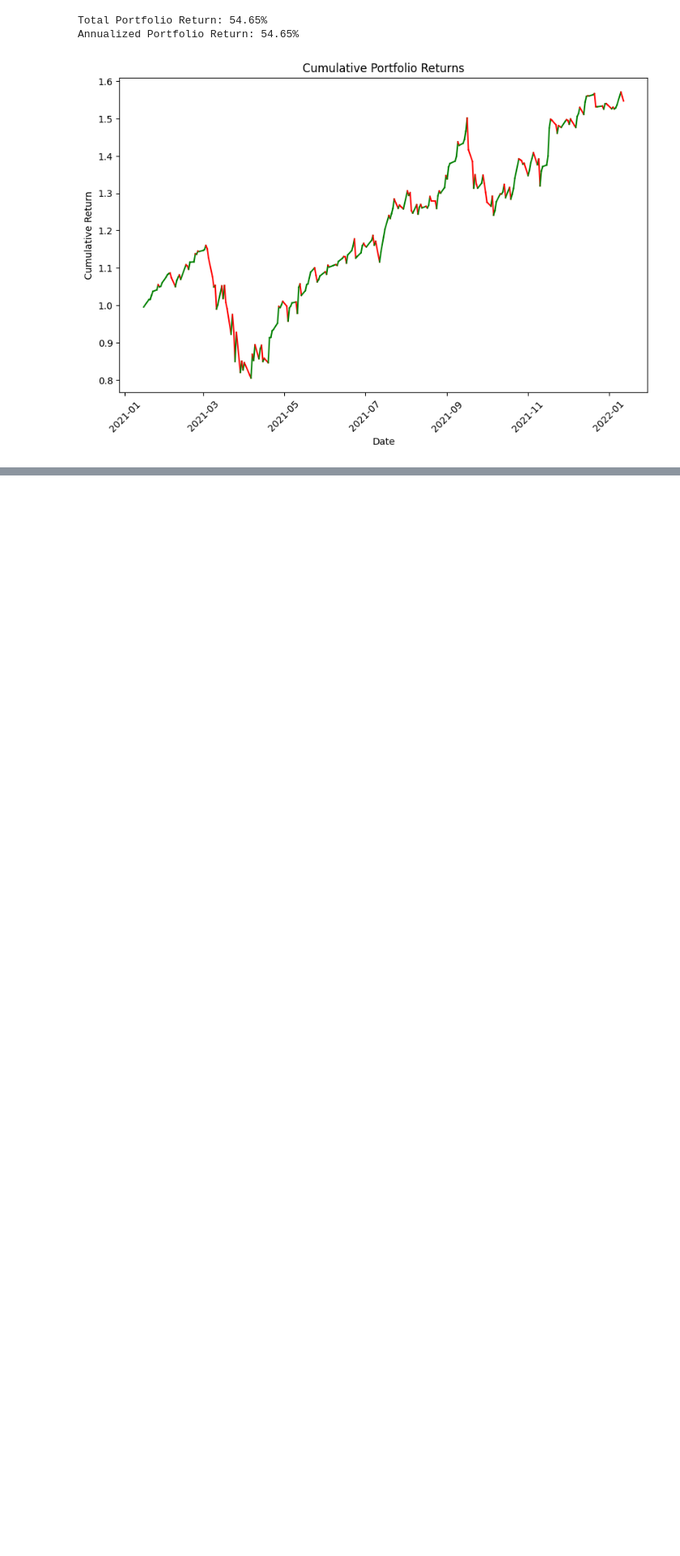
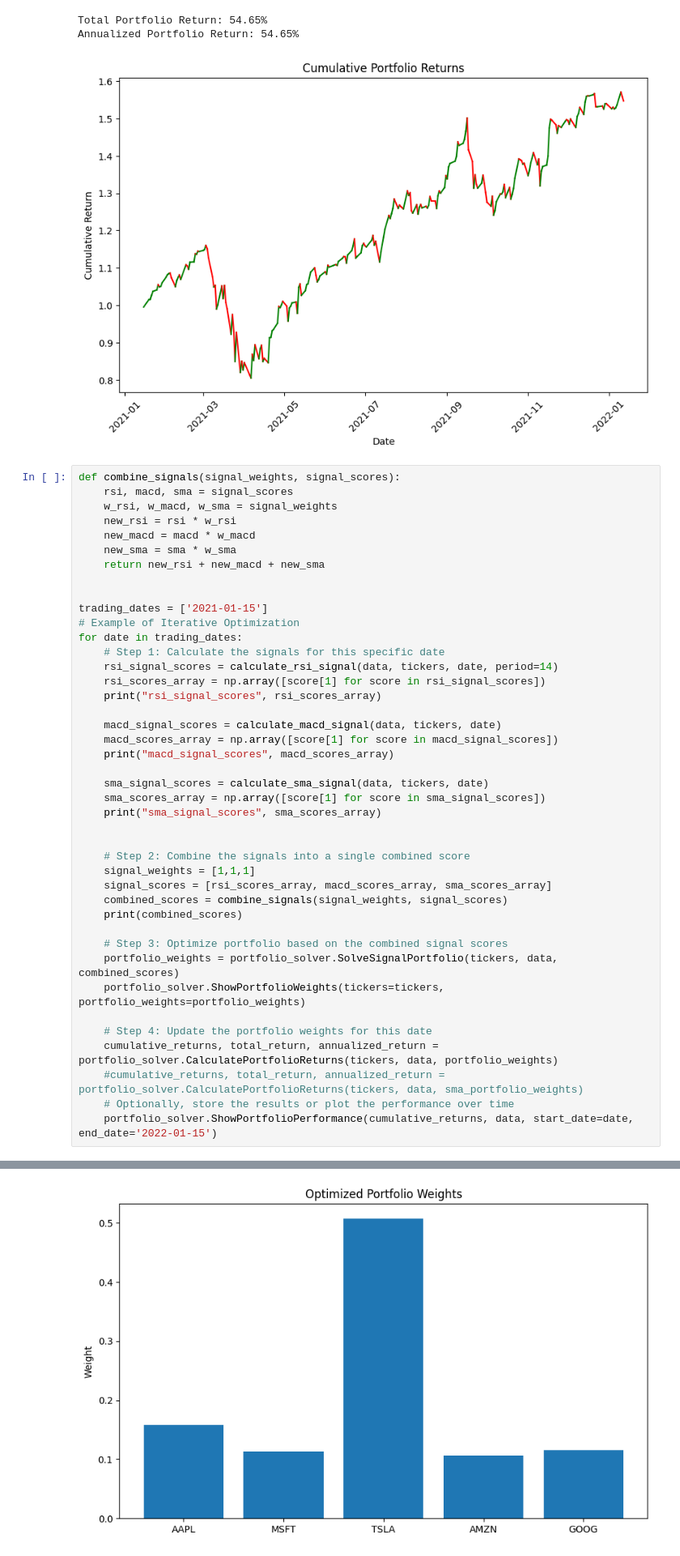
Before and after one commit to mathieupelo/SDA-Project, a Jupyter notebook: pipeline.ipynb, the cells around one changed output, grey strips where cells are left out. Shown at 81% size. Cells and saved outputs as stored; diff of their text form; blank space fills up the shorter version.

Commit message:
First Signal combination

```diff
--- a/pipeline.ipynb
+++ b/pipeline.ipynb
@@ -137,3 +137,46 @@ portfolio_solver.ShowPortfolioPerformance(cumulative_returns, data, start_date,
 Total Portfolio Return: 54.65%
 Annualized Portfolio Return: 54.65%
 [figure]
+# %%
+def combine_signals(signal_weights, signal_scores):
+    rsi, macd, sma = signal_scores
+    w_rsi, w_macd, w_sma = signal_weights
+    new_rsi = rsi * w_rsi
+    new_macd = macd * w_macd
+    new_sma = sma * w_sma
+    return new_rsi + new_macd + new_sma
+
+
+trading_dates = ['2021-01-15']
+# Example of Iterative Optimization
+for date in trading_dates:
+    # Step 1: Calculate the signals for this specific date
+    rsi_signal_scores = calculate_rsi_signal(data, tickers, date, period=14)
+    rsi_scores_array = np.array([score[1] for score in rsi_signal_scores])
+    print("rsi_signal_scores", rsi_scores_array)
+
+    macd_signal_scores = calculate_macd_signal(data, tickers, date)
+    macd_scores_array = np.array([score[1] for score in macd_signal_scores])
+    print("macd_signal_scores", macd_scores_array)
+
+    sma_signal_scores = calculate_sma_signal(data, tickers, date)
+    sma_scores_array = np.array([score[1] for score in sma_signal_scores])
+    print("sma_signal_scores", sma_scores_array)
+
+
+    # Step 2: Combine the signals into a single combined score
+    signal_weights = [1,1,1]
+    signal_scores = [rsi_scores_array, macd_scores_array, sma_scores_array]
+    combined_scores = combine_signals(signal_weights, signal_scores)
+    print(combined_scores)
+
+    # Step 3: Optimize portfolio based on the combined signal scores
+    portfolio_weights = portfolio_solver.SolveSignalPortfolio(tickers, data, combined_scores)
+    portfolio_solver.ShowPortfolioWeights(tickers=tickers, portfolio_weights=portfolio_weights)
+
+    # Step 4: Update the portfolio weights for this date
+    cumulative_returns, total_return, annualized_return = portfolio_solver.CalculatePortfolioReturns(tickers, data, portfolio_weights)
+    #cumulative_returns, total_return, annualized_return = portfolio_solver.CalculatePortfolioReturns(tickers, data, sma_portfolio_weights)
+    # Optionally, store the results or plot the performance over time
+    portfolio_solver.ShowPortfolioPerformance(cumulative_returns, data, start_date=date, end_date='2022-01-15')
+# %% [output]
@@ -139,0 +197 @@ Annualized Portfolio Return: 54.65%
+[figure, added]
```
Also changed, not shown: parts of 1 cell of this notebook.
